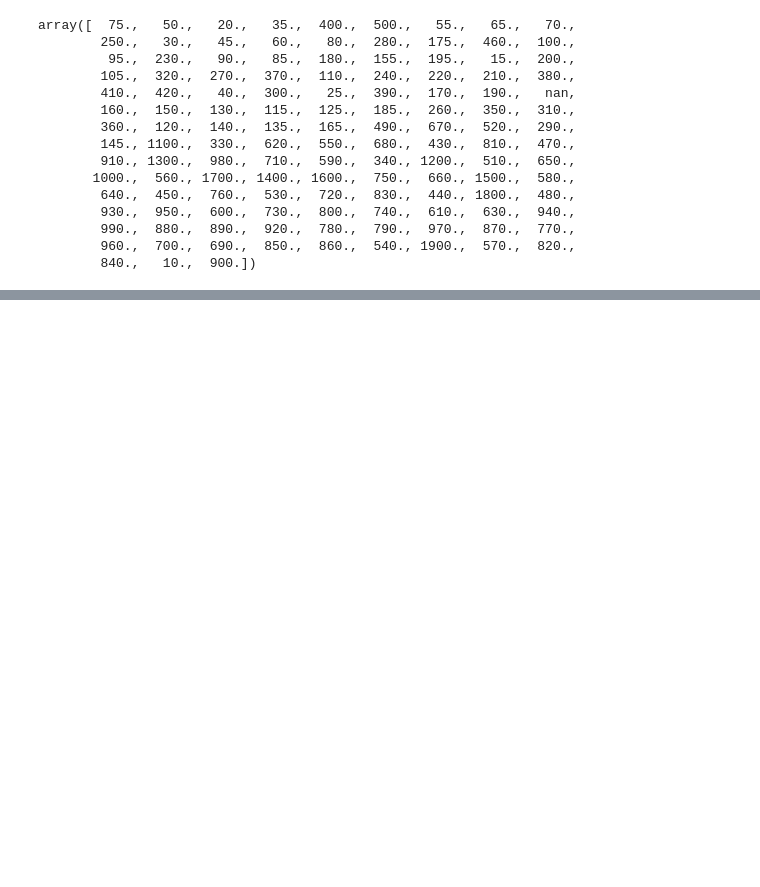
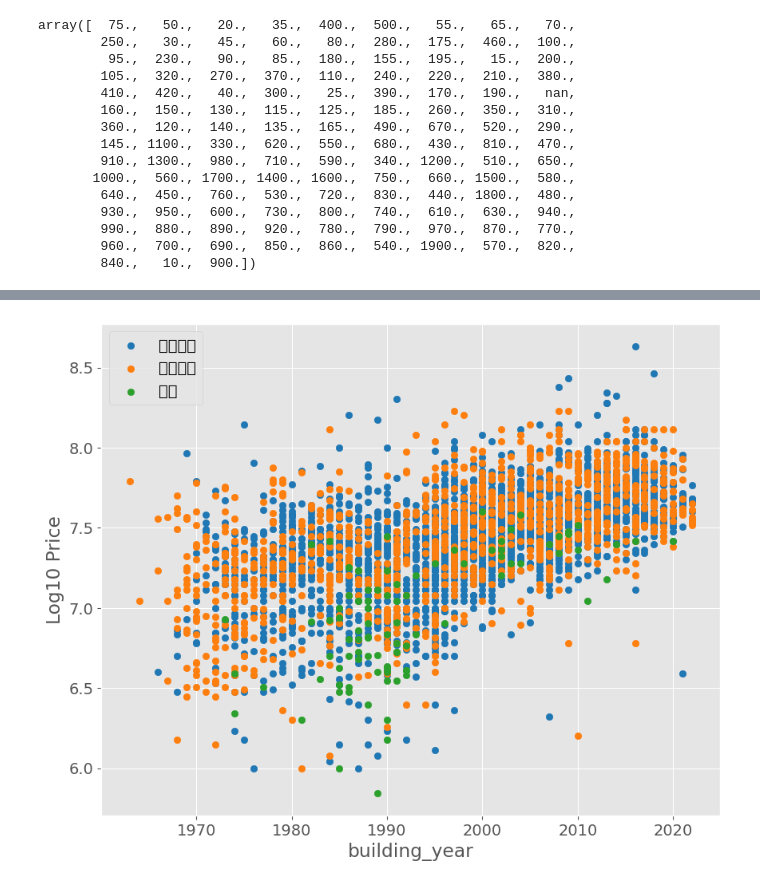
Before and after one commit to RYOTA2528/data_analysis_practice, a Jupyter notebook: [DAY8]Matplotlib_learn_.ipynb, the cells around one changed output, grey strips where cells are left out. Drawn from its saved outputs; the diff is of its cells as text; code cells hidden in the pictures; blank space fills up the shorter version.

```diff
--- a/[DAY8]Matplotlib_learn_.ipynb
+++ b/[DAY8]Matplotlib_learn_.ipynb
@@ -141,0 +153,13 @@ plt.scatter(df['building_year'], df['Log10_price'])
+# %%
+room_list = ['３ＬＤＫ', '２ＬＤＫ', '１Ｒ']
+room_labels = ['３ＬＤＫ', '２ＬＤＫ', '１Ｒ']
+cmap = plt.get_cmap('tab10') #get_cmapを使用し色を変更
+for i, room in enumerate(room_list): #enumerateでリストにインデックスを付与
+  target_df = df.query('room == @room')
+  plt.scatter(target_df['building_year'], target_df['Log10_price'], label=room_labels[i], color=cmap(i))
+
+  plt.xlabel('building_year')
+  plt.ylabel('Log10 Price')
+  plt.legend()
+# %% [output]
+[figure, added]
```
Also changed, not shown: parts of 7 cells of this notebook.
